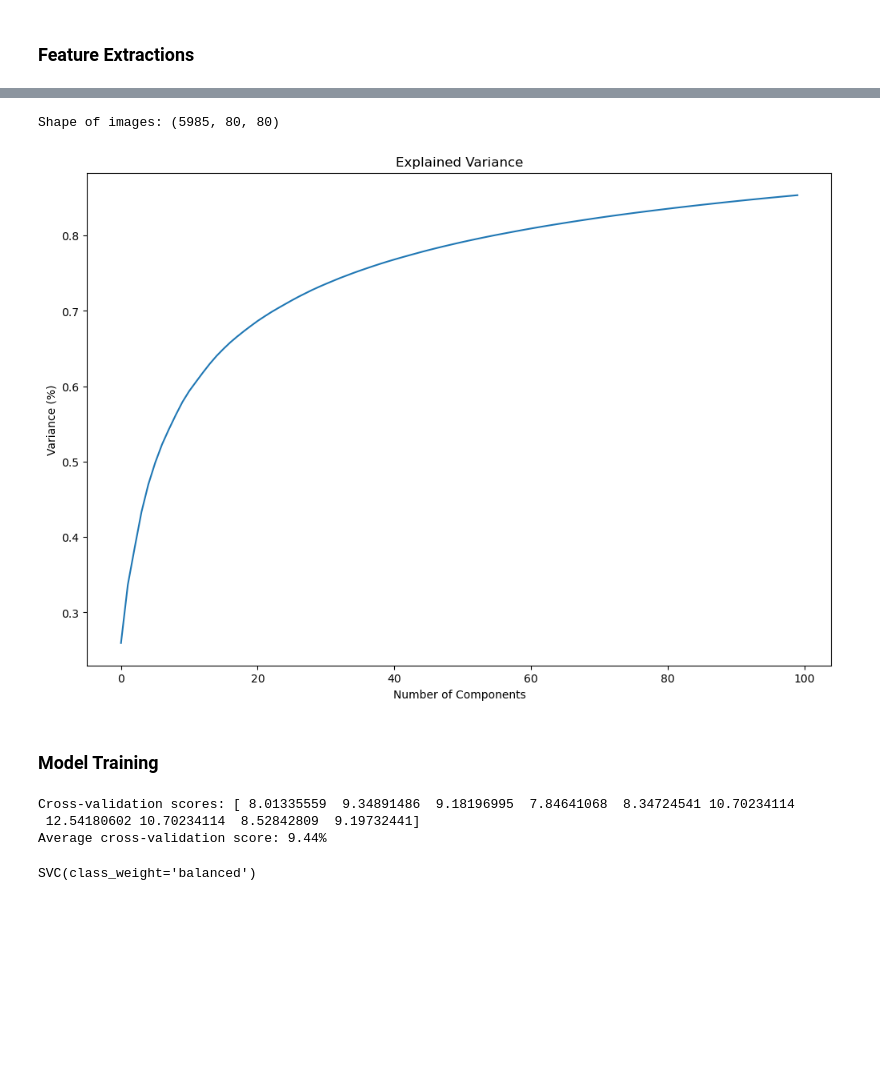
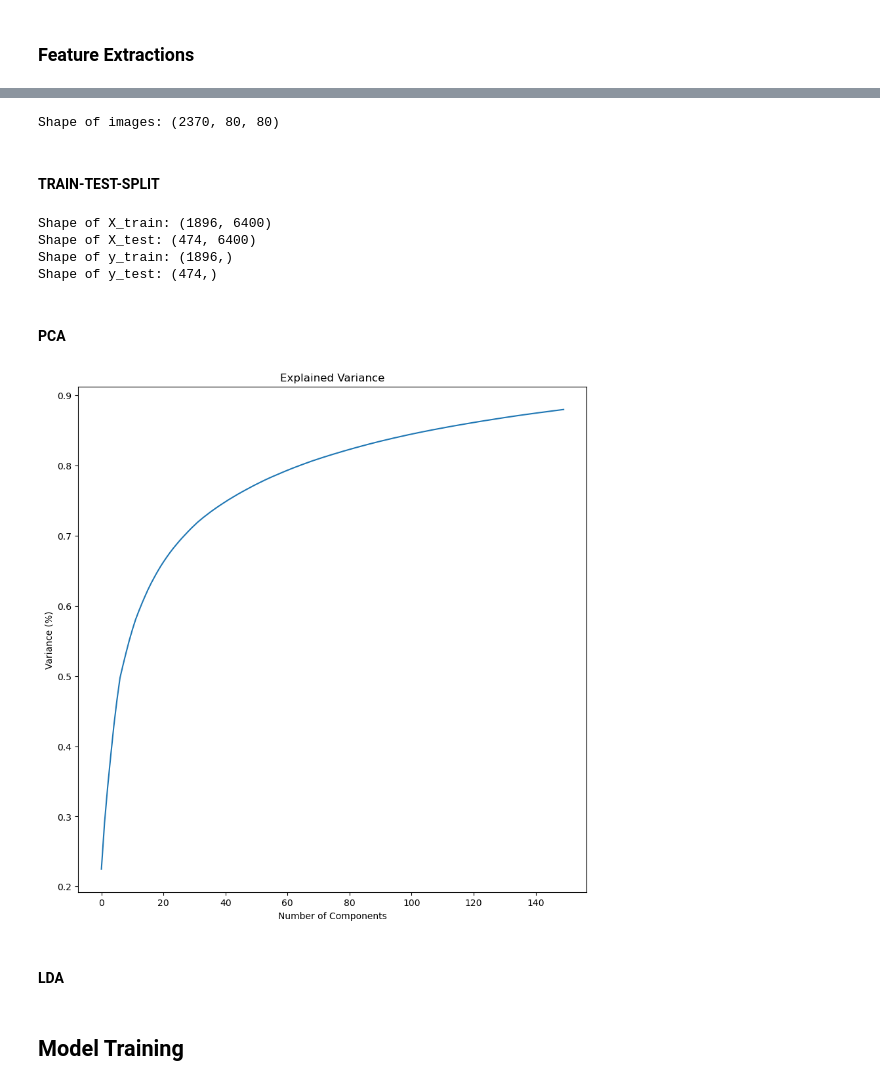
Before and after one commit to kimhonggithub/Project-Face-Regonition, a Jupyter notebook: face_main.ipynb, the cells around one changed output, grey strips where cells are left out. Saved outputs shown, nothing was run; the diff lists cells and outputs as text; code cells hidden in the pictures; blank space fills up the shorter version.

Commit message:
TRAINED AND EVALUATE

```diff
--- a/face_main.ipynb
+++ b/face_main.ipynb
@@ -163,7 +167,7 @@ display_random_images(gray_images, dataset['target'], 3, 3, cmap='gray')
 # %%
-from sklearn.preprocessing import MinMaxScaler
+from sklearn.preprocessing import StandardScaler
 
-scaler = MinMaxScaler()
+scaler = StandardScaler()
 scaled_images = scaler.fit_transform(gray_images.reshape(-1, 80 * 80)).reshape(-1, 80, 80)
 
 
@@ -201,6 +205,4 @@ def filter_dataset(dataset, min_faces_per_person):
 
 dataset['data'] = scaled_images
 
-filtered_dataset = filter_dataset(dataset, min_faces_per_person=5)
-
-display_random_images(filtered_dataset['data'], filtered_dataset['target'], 3, 3, cmap='gray')
+filtered_dataset = filter_dataset(dataset, min_faces_per_person=30)
@@ -213,25 +213,47 @@ filtered_dataset['target'].shape
 
 print("Shape of images:", filtered_dataset['data'].shape)
 # %% [output]
-Shape of images: (5985, 80, 80)
+Shape of images: (2370, 80, 80)
+# %% [markdown]
+#### TRAIN-TEST-SPLIT
+# %%
+X = filtered_dataset['data']
+y = filtered_dataset['target']
+
+X = X.reshape(X.shape[0], -1)
+
+X_train, X_test, y_train, y_test = train_test_split(X, y, test_size=0.2, stratify=y, random_state=42, shuffle=True)
+
+print("Shape of X_train:", X_train.shape)
+print("Shape of X_test:", X_test.shape)
+
+print("Shape of y_train:", y_train.shape)
+print("Shape of y_test:", y_test.shape)
+# %% [output]
+Shape of X_train: (1896, 6400)
+Shape of X_test: (474, 6400)
+Shape of y_train: (1896,)
+Shape of y_test: (474,)
+# %% [markdown]
+#### PCA
 # %%
-from sklearn.decomposition import PCA
+def pca_transform(X_train, X_test, n_components=None):
+    pca = PCA(n_components=n_components, svd_solver='randomized', whiten=True).fit(X_train)
+    X_train_pca = pca.transform(X_train)
+    X_test_pca = pca.transform(X_test)
+    return X_train_pca, X_test_pca, pca
 
-X = filtered_dataset['data']
-y = filtered_dataset['target']
 
-X = X.reshape(-1, 80 * 80)
+X_train_pca, X_test_pca, pca = pca_transform(X_train, X_test, n_components=150)
 
-pca = PCA(n_components=100, whiten=True, random_state=42)
-
-X_pca = pca.fit_transform(X)
-
-# plot the explained variance ratio
-plt.figure(figsize=(12, 8))
+# Function to plot the explained variance ratio
+plt.figure(figsize=(10, 10))
 plt.plot(np.cumsum(pca.explained_variance_ratio_))
 plt.xlabel('Number of Components')
 plt.ylabel('Variance (%)')
 plt.title('Explained Variance')
 plt.show()
 # %% [output]
-[figure, old version]
+[figure, new version]
+# %% [markdown]
+#### LDA
@@ -238,25 +268,2 @@ plt.show()
 # %% [markdown]
-### Model Training
+## Model Training
-# %%
-# SVM
-from sklearn import svm
-from sklearn.model_selection import cross_val_score
-
-# Create an SVM classifier
-clf = svm.SVC(kernel="rbf", class_weight="balanced")
-
-# Perform 10-fold cross-validation
-scores = cross_val_score(clf, X_pca, y, cv=10)
-
-
-# print cross-validation scores with %
-print("Cross-validation scores: {}".format(scores * 100))
-print("Average cross-validation score: {:.2f}%".format(scores.mean() * 100))
-
-# Train the model
-clf.fit(X_pca, y)
-# %% [output]
-Cross-validation scores: [ 8.01335559  9.34891486  9.18196995  7.84641068  8.34724541 10.70234114
- 12.54180602 10.70234114  8.52842809  9.19732441]
-Average cross-validation score: 9.44%
-SVC(class_weight='balanced')
```
Also changed, not shown: parts of 15 cells of this notebook.
